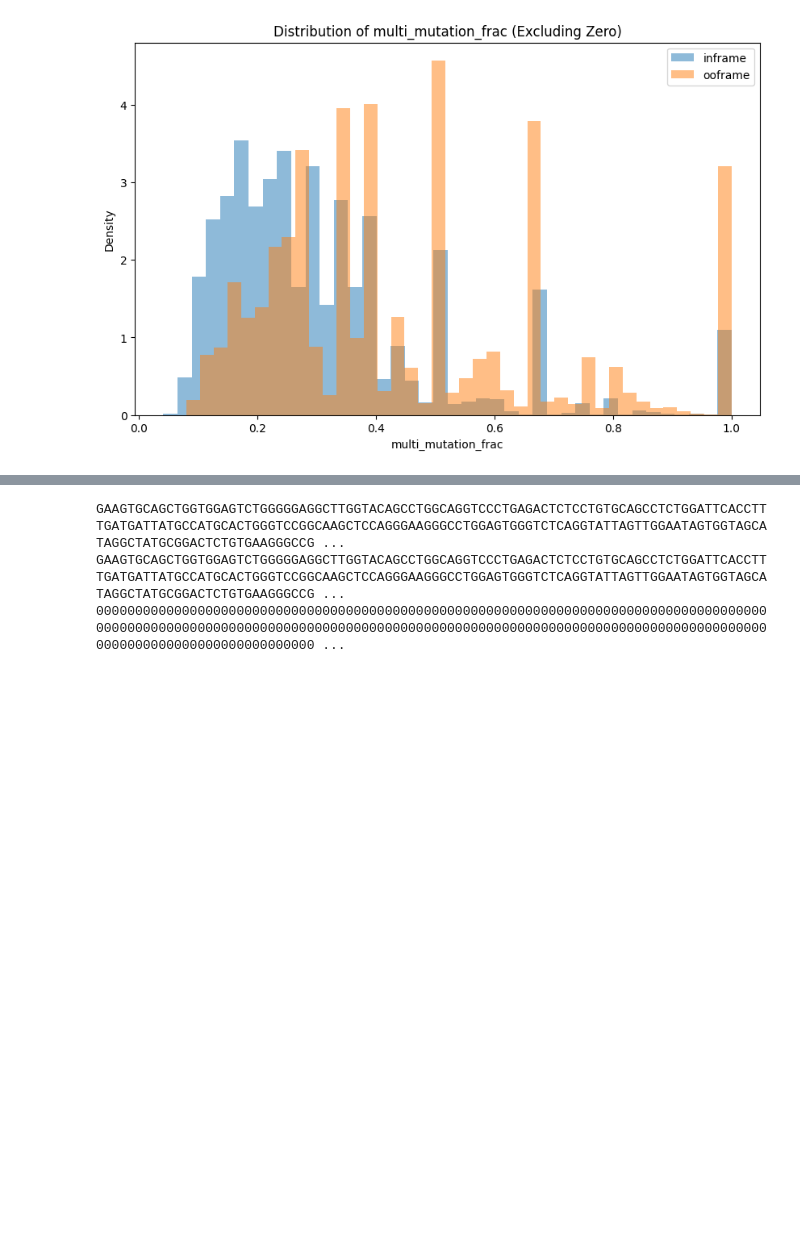
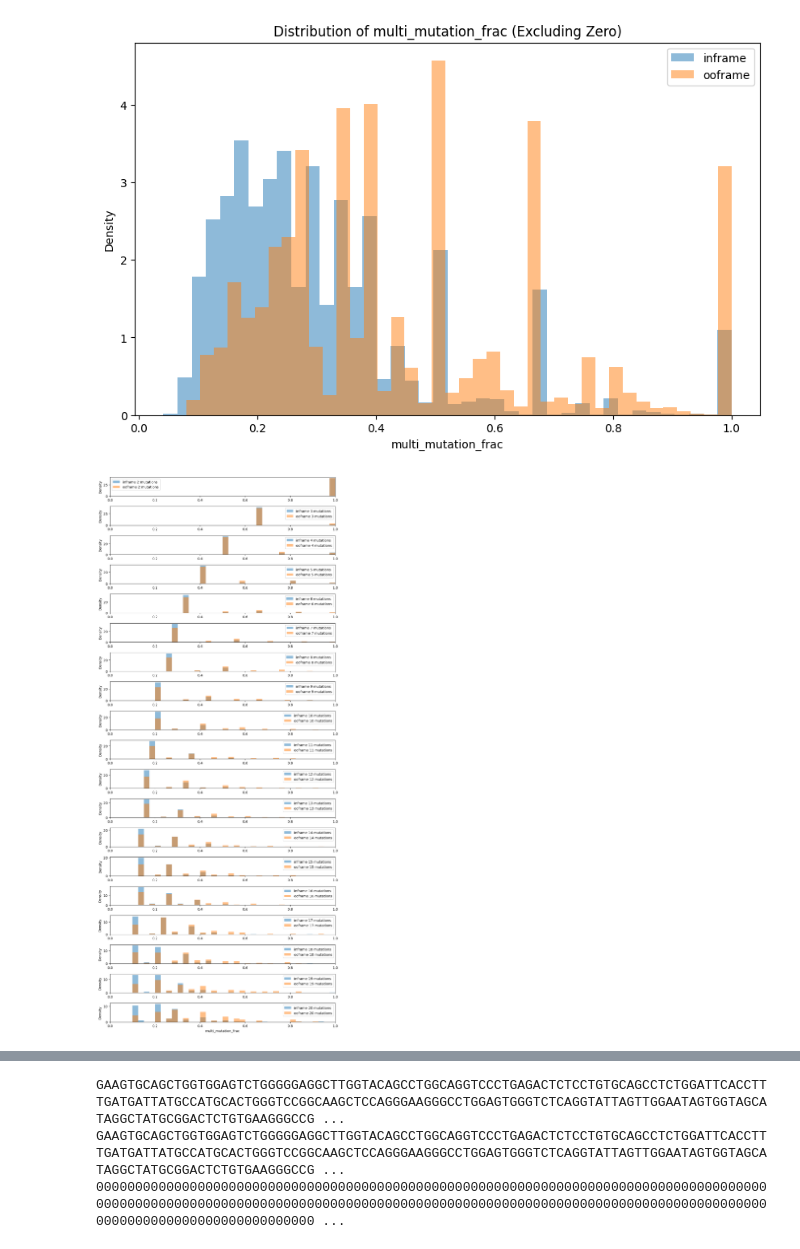
Before and after one commit to matsengrp/epam, a Jupyter notebook: notebooks/multinucleotide.ipynb, the cells around one changed output, grey strips where cells are left out. Drawn from its saved outputs; the diff is of its cells as text; code cells hidden in the pictures; blank space fills up the shorter version.

Commit message:
conitining plots

```diff
--- a/notebooks/multinucleotide.ipynb
+++ b/notebooks/multinucleotide.ipynb
@@ -224,3 +224,35 @@ plt.legend()
 plt.show()
 # %% [output]
 [figure]
+# %%
+unique_counts = np.arange(2, 21)
+
+# Create a single figure to hold all subplots
+fig, axes = plt.subplots(len(unique_counts), 1, figsize=(10, 1.2 * len(unique_counts)))
+
+# Loop through each unique count and plot
+for i, count in enumerate(unique_counts):
+    ax = axes[i]
+
+    inframe_sub = inframe_df[inframe_df['nt_mutation_count'] == count]
+    ooframe_sub = ooframe_df[ooframe_df['nt_mutation_count'] == count]
+
+    # Filter out zero values
+    inframe_filtered = inframe_sub['multi_mutation_frac'][inframe_sub['multi_mutation_frac'] > 0]
+    ooframe_filtered = ooframe_sub['multi_mutation_frac'][ooframe_sub['multi_mutation_frac'] > 0]
+
+    if len(inframe_filtered) == 0 and len(ooframe_filtered) == 0:
+        continue  # Skip this iteration if both filtered sets are empty
+
+    ax.hist(inframe_filtered, density=True, alpha=0.5, label=f'inframe {count} mutations', bins=40, range=(0, 1))
+    ax.hist(ooframe_filtered, density=True, alpha=0.5, label=f'ooframe {count} mutations', bins=40, range=(0, 1))
+
+    ax.set_xlim(0, 1)  # Set x-axis range from 0 to 1
+    ax.set_ylabel('Density')
+    ax.legend()
+
+plt.xlabel('multi_mutation_frac')
+plt.tight_layout()
+plt.show()
+# %% [output]
+[figure, added]
```
Also changed, not shown: parts of 2 cells of this notebook.
